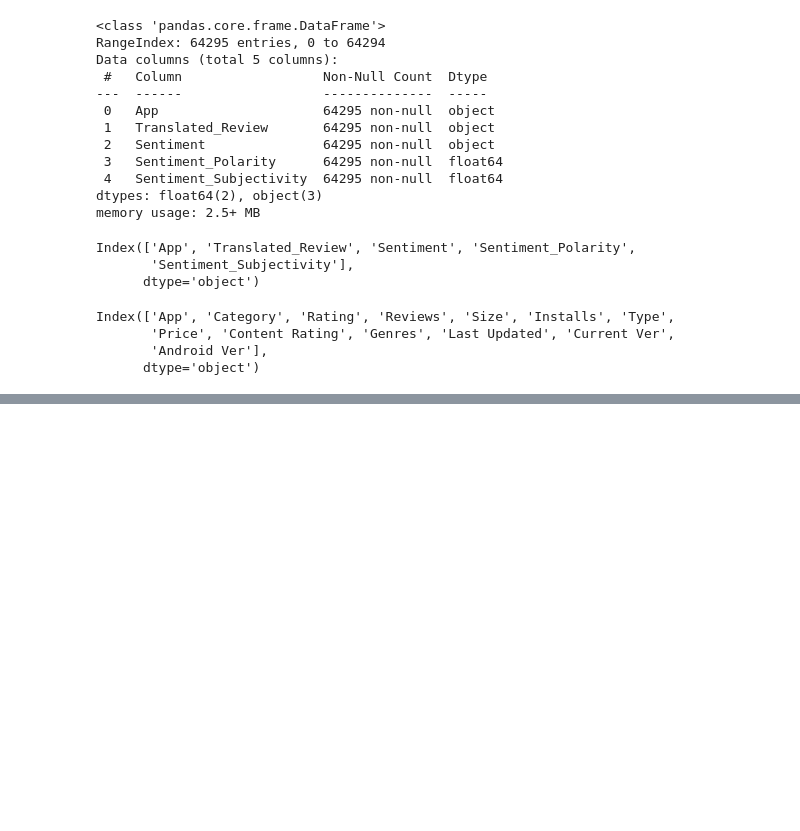
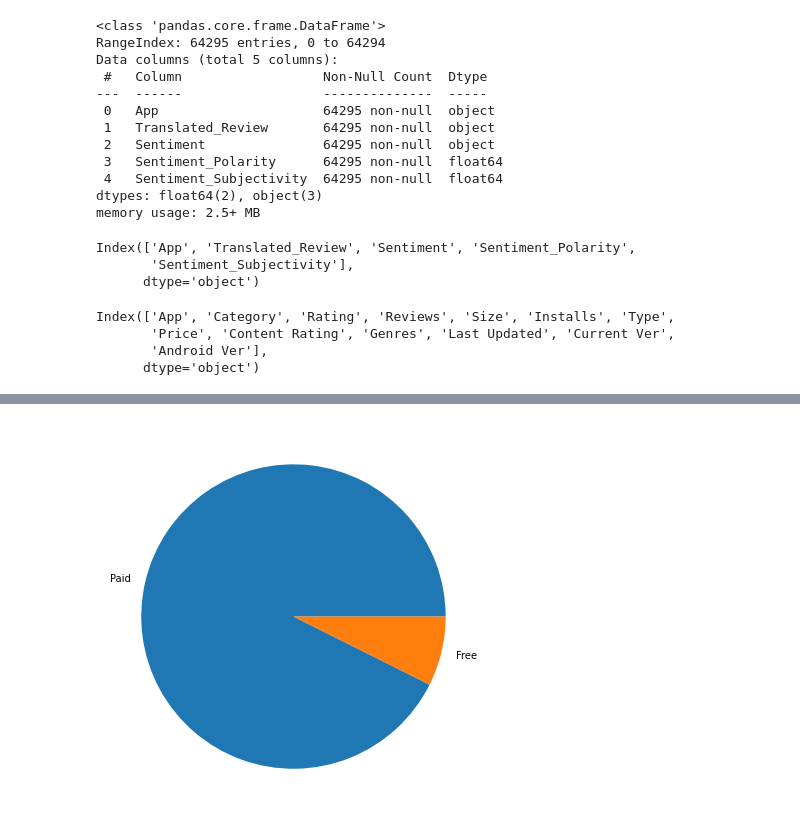
Before and after one commit to madhavimali/PlayStore_DataDigger, a Jupyter notebook: Play_Store_App_Review_Analysis_Capstone_Project.ipynb, the cells around one changed output, grey strips where cells are left out. Cells and saved outputs as stored; diff of their text form; code cells hidden in the pictures; blank space fills up the shorter version.

```diff
--- a/Play_Store_App_Review_Analysis_Capstone_Project.ipynb
+++ b/Play_Store_App_Review_Analysis_Capstone_Project.ipynb
@@ -179,0 +157,2 @@ Index(['App', 'Category', 'Rating', 'Reviews', 'Size', 'Installs', 'Type',
+# %%
+play_store_data = newdf_1.drop_duplicates()
@@ -179,0 +214,23 @@ Index(['App', 'Category', 'Rating', 'Reviews', 'Size', 'Installs', 'Type',
+# %%
+a = play_store_data['Type'].value_counts()['Free']
+# %%
+b = play_store_data['Type'].value_counts()['Paid']
+# %%
+#creating datasets
+parts = ['Paid', 'Free']
+data = [a, b]
+
+# #creating explode data
+# explode = (0.0,0.1)
+
+# # creating copour parameter
+# colours = ("Cornflower blue", "Alice blue")
+
+# Creating plot
+fig = plt.figure(figsize =(10, 7))
+plt.pie(data, labels = parts)
+
+# show plot
+plt.show()
+# %% [output]
+[figure, added]
```
Also changed, not shown: parts of 10 cells of this notebook.
